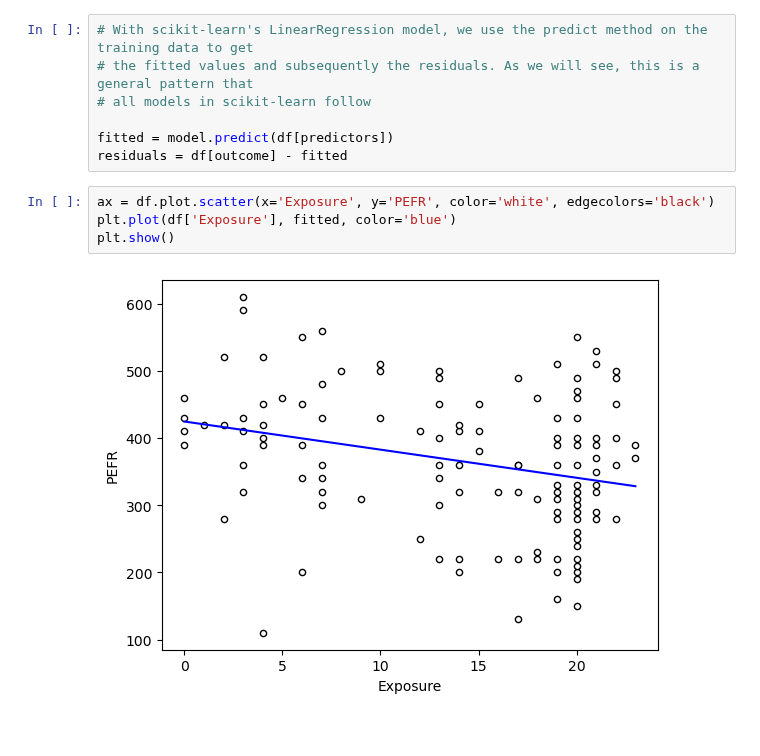
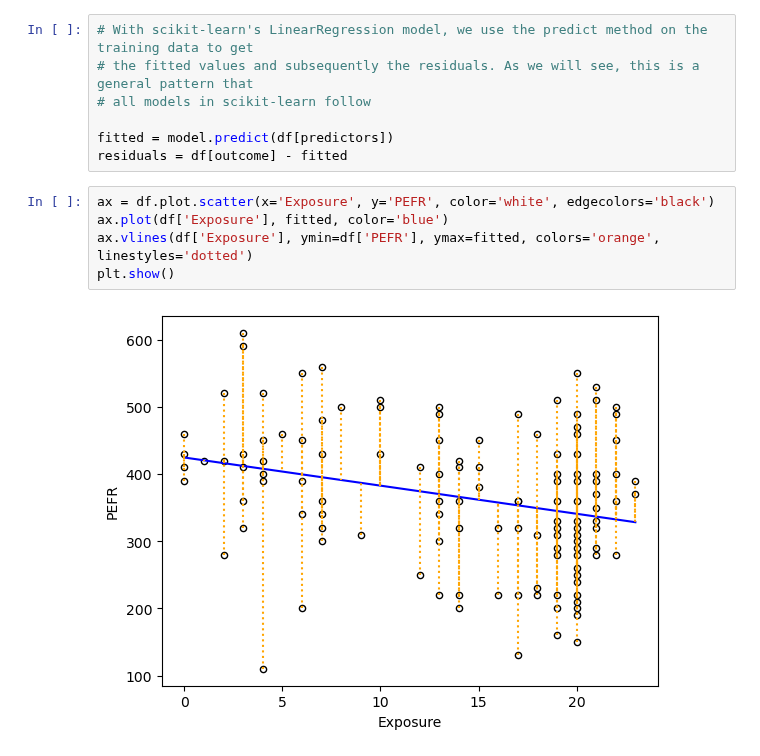
Before and after one commit to Drieger/practical-statistics-for-data-scientists, a Jupyter notebook: 4. Regression and Prediction/regression_prediction.ipynb, the cells around one changed output. Saved outputs shown, nothing was run; the diff lists cells and outputs as text.

Commit message:
plot residuals

```diff
--- a/4. Regression and Prediction/regression_prediction.ipynb
+++ b/4. Regression and Prediction/regression_prediction.ipynb
@@ -86,7 +86,8 @@ fitted = model.predict(df[predictors])
 residuals = df[outcome] - fitted
 # %%
 ax = df.plot.scatter(x='Exposure', y='PEFR', color='white', edgecolors='black')
-plt.plot(df['Exposure'], fitted, color='blue')
+ax.plot(df['Exposure'], fitted, color='blue')
+ax.vlines(df['Exposure'], ymin=df['PEFR'], ymax=fitted, colors='orange', linestyles='dotted')
 plt.show()
 # %% [output]
-[figure, old version]
+[figure, new version]
```
